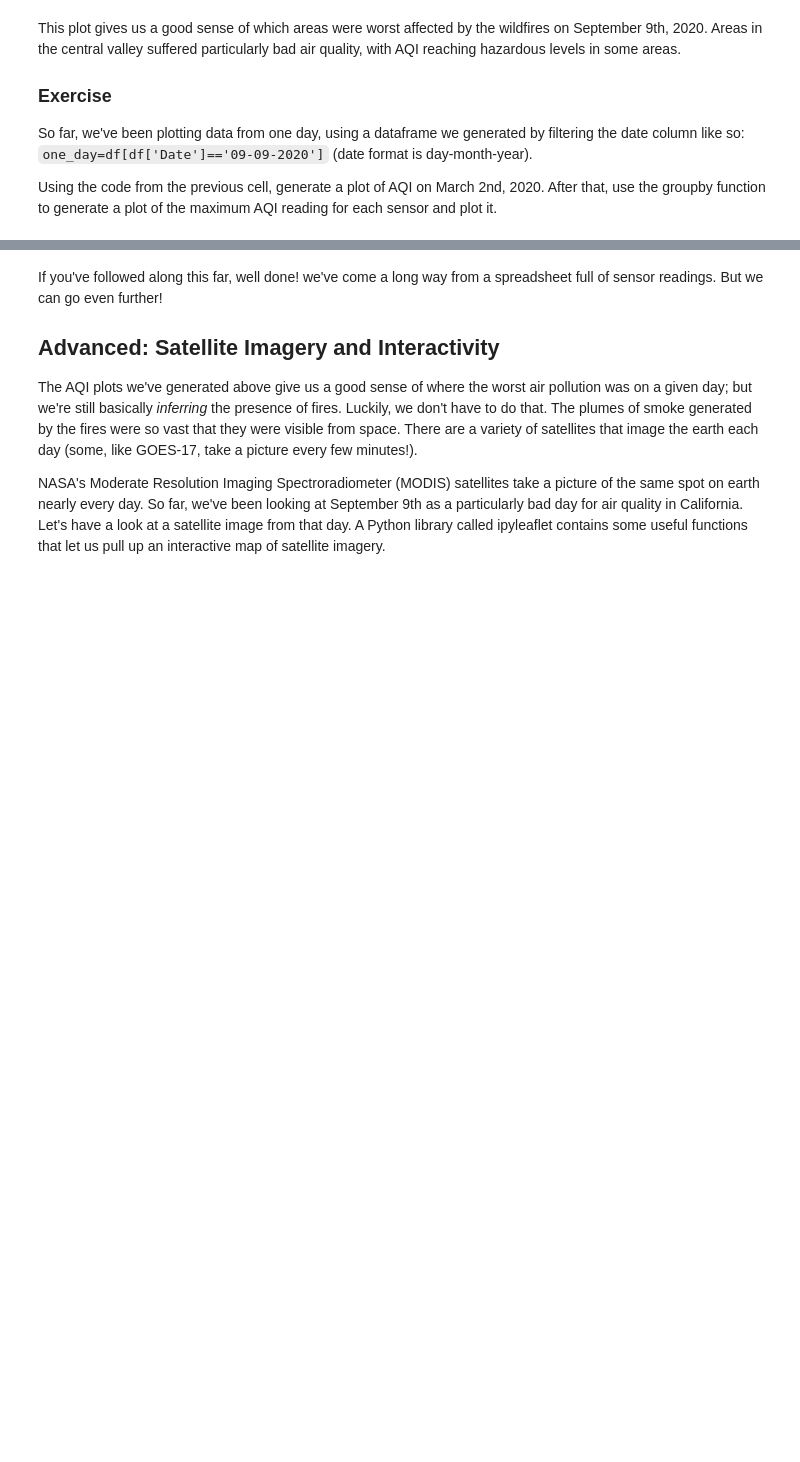
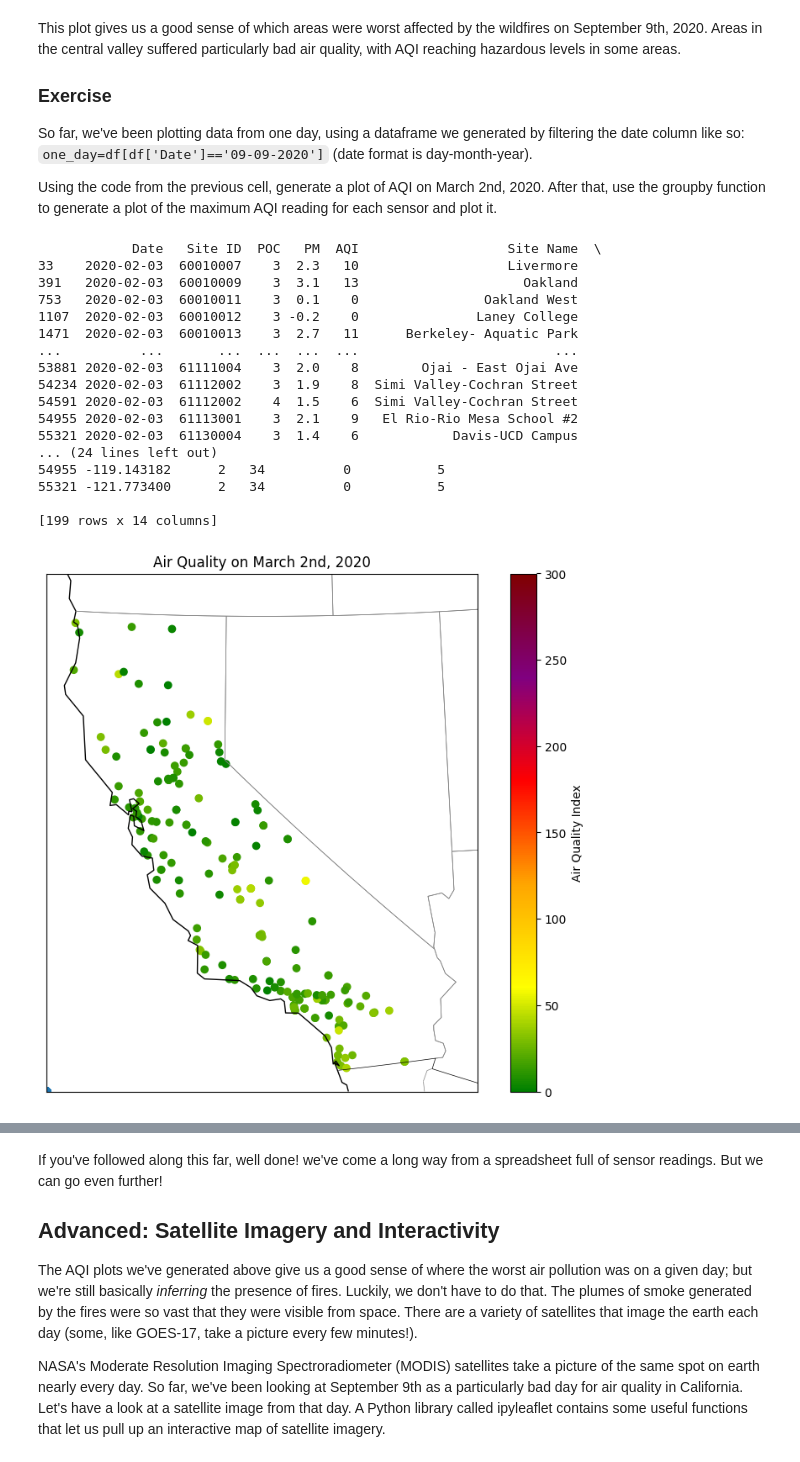
Before and after one commit to Kate823-jjj/QM-1, a Jupyter notebook: notebooks/W03. Spatial Data.ipynb, the cells around one changed output, grey strips where cells are left out. Cells and saved outputs as stored; diff of their text form; code cells hidden in the pictures; blank space fills up the shorter version.

```diff
--- a/notebooks/W03. Spatial Data.ipynb
+++ b/notebooks/W03. Spatial Data.ipynb
@@ -362,3 +441,57 @@ This plot gives us a good sense of which areas were worst affected by the wildfi
 So far, we've been plotting data from one day, using a dataframe we generated by filtering the date column like so: `one_day=df[df['Date']=='09-09-2020']` (date format is day-month-year).
 
 Using the code from the previous cell, generate a plot of AQI on March 2nd, 2020. After that, use the groupby function to generate a plot of the maximum AQI reading for each sensor and plot it.
+# %%
+date='02-03-2020'
+
+# filter the original dataframe using this date
+one_day=df[df['Date']==date]
+
+plt.scatter(
+    x=one_day['longitude'],
+    y=one_day['latitude'])
+
+# as always, label our axes and the plot!
+# plt.xlabel("Longitude")
+# plt.ylabel("Latitude")
+# plt.title("Geographic Distribution of AQI sensors in California")
+
+map = Basemap(projection='lcc', resolution='l',
+            lat_0=37.5, lon_0=-119,
+            width=1E6, height=1.2E6)
+
+map.drawcoastlines(color='black')
+map.drawcountries(color='black')
+map.drawstates(color='gray')
+
+map.scatter(
+      one_day['longitude'],
+      one_day['latitude'],
+      latlon=True,
+      c=one_day['AQI'], # We're adding that
+      cmap=aqi_colors,
+      vmin=0,
+      vmax=300)
+
+
+plt.title('Air Quality on March 2nd, 2020')
+plt.colorbar(label='Air Quality Index');
+# %% [output]
+            Date   Site ID  POC   PM  AQI                   Site Name  \
+33    2020-02-03  60010007    3  2.3   10                   Livermore
+391   2020-02-03  60010009    3  3.1   13                     Oakland
+753   2020-02-03  60010011    3  0.1    0                Oakland West
+1107  2020-02-03  60010012    3 -0.2    0               Laney College
+1471  2020-02-03  60010013    3  2.7   11      Berkeley- Aquatic Park
+...          ...       ...  ...  ...  ...                         ...
+53881 2020-02-03  61111004    3  2.0    8        Ojai - East Ojai Ave
+54234 2020-02-03  61112002    3  1.9    8  Simi Valley-Cochran Street
+54591 2020-02-03  61112002    4  1.5    6  Simi Valley-Cochran Street
+54955 2020-02-03  61113001    3  2.1    9   El Rio-Rio Mesa School #2
+55321 2020-02-03  61130004    3  1.4    6            Davis-UCD Campus
+... (24 lines left out)
+54955 -119.143182      2   34          0           5
+55321 -121.773400      2   34          0           5
+
+[199 rows x 14 columns]
+[figure, added]
```
Also changed, not shown: parts of 14 cells of this notebook.
